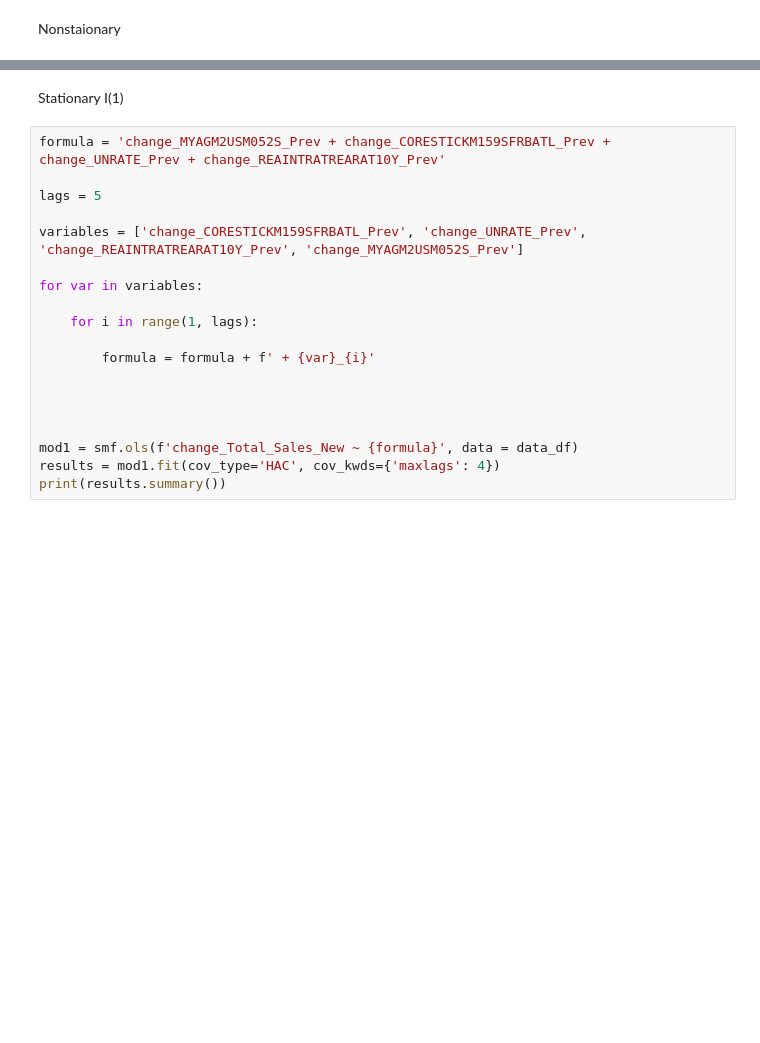
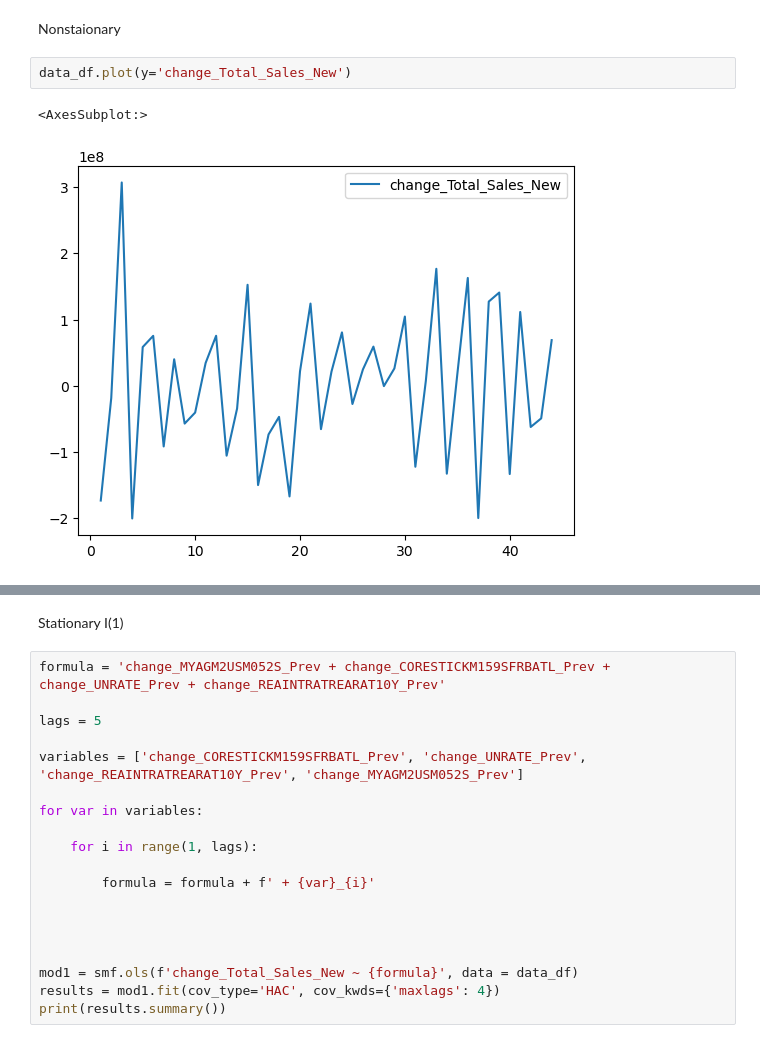
Before and after one commit to evanbruno617/Car_Sales, a Jupyter notebook: time_series.ipynb, the cells around one changed output, grey strips where cells are left out. Drawn from its saved outputs; the diff is of its cells as text; blank space fills up the shorter version.

```diff
--- a/time_series.ipynb
+++ b/time_series.ipynb
@@ -696,6 +723,11 @@ Notes:
 strong multicollinearity or other numerical problems.
 # %% [markdown]
 Nonstaionary
+# %%
+data_df.plot(y='change_Total_Sales_New')
+# %% [output]
+<AxesSubplot:>
+[figure, added]
 # %%
 data_df['Prev_Total_Sales_New'] = data_df['Total_Sales_New'].shift(1)
 data_df['change_Total_Sales_New'] = data_df['Total_Sales_New'] - data_df['Prev_Total_Sales_New']
```
Also changed, not shown: parts of 40 cells of this notebook.
